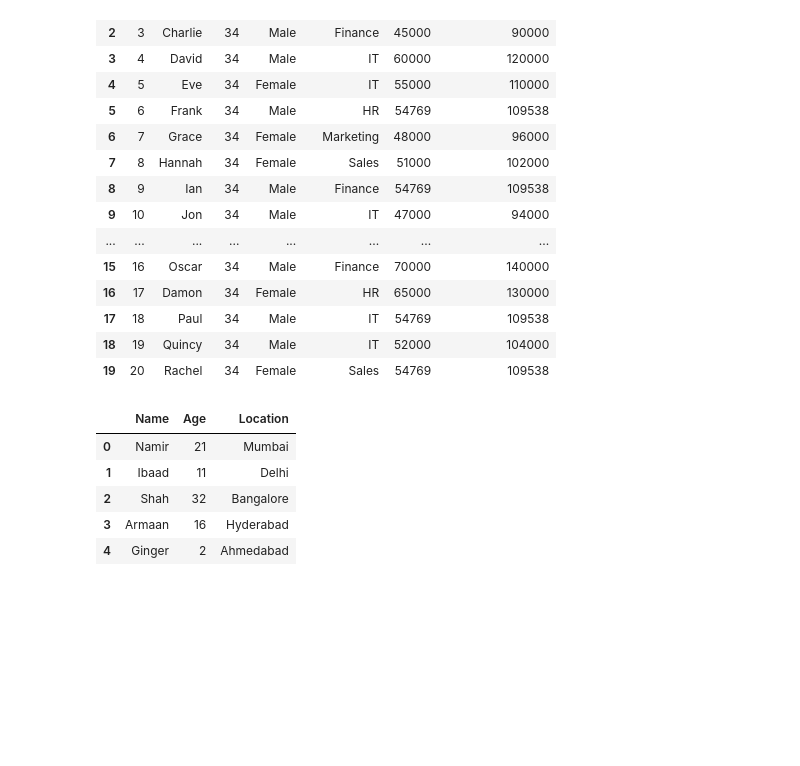
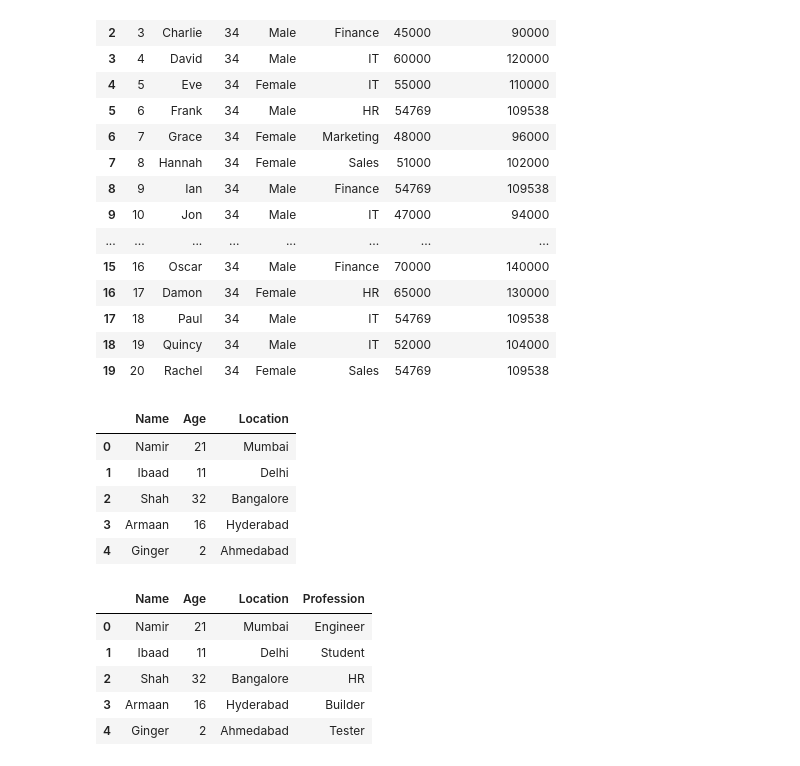
Before and after one commit to Namir50/Data-Science-Machine-learning-tutorial, a Jupyter notebook: Pandas/3.ipynb, the cells around one changed output. Saved outputs shown, nothing was run; the diff lists cells and outputs as text; code cells hidden in the pictures; blank space fills up the shorter version.

```diff
--- a/Pandas/3.ipynb
+++ b/Pandas/3.ipynb
@@ -255,3 +255,14 @@ data3
 | 2 | Shah | 32 | Bangalore |
 | 3 | Armaan | 16 | Hyderabad |
 | 4 | Ginger | 2 | Ahmedabad |
+# %%
+data3['Profession'] = ['Engineer','Student','HR','Builder','Tester']
+# %%
+data3
+# %% [output]
+|  | Name | Age | Location | Profession |
+| 0 | Namir | 21 | Mumbai | Engineer |
+| 1 | Ibaad | 11 | Delhi | Student |
+| 2 | Shah | 32 | Bangalore | HR |
+| 3 | Armaan | 16 | Hyderabad | Builder |
+| 4 | Ginger | 2 | Ahmedabad | Tester |
```
